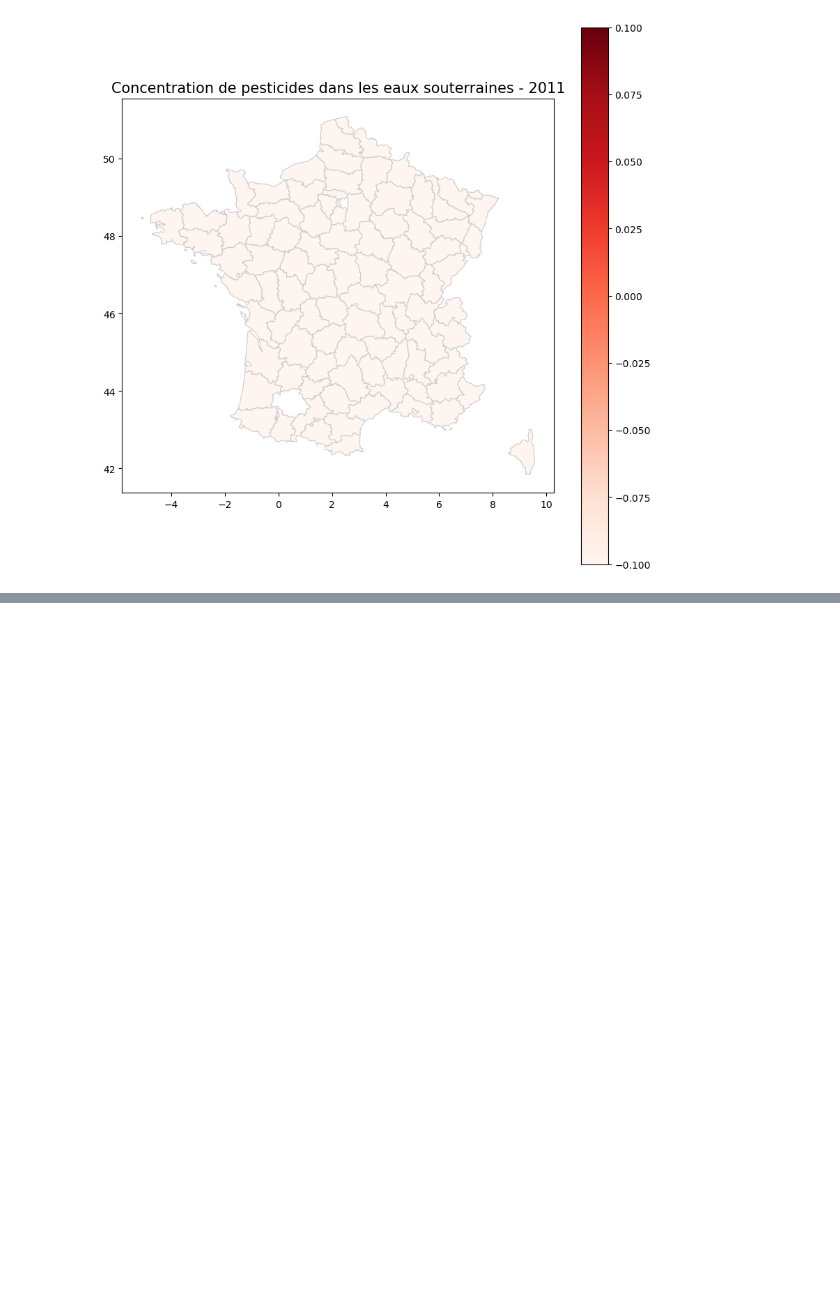
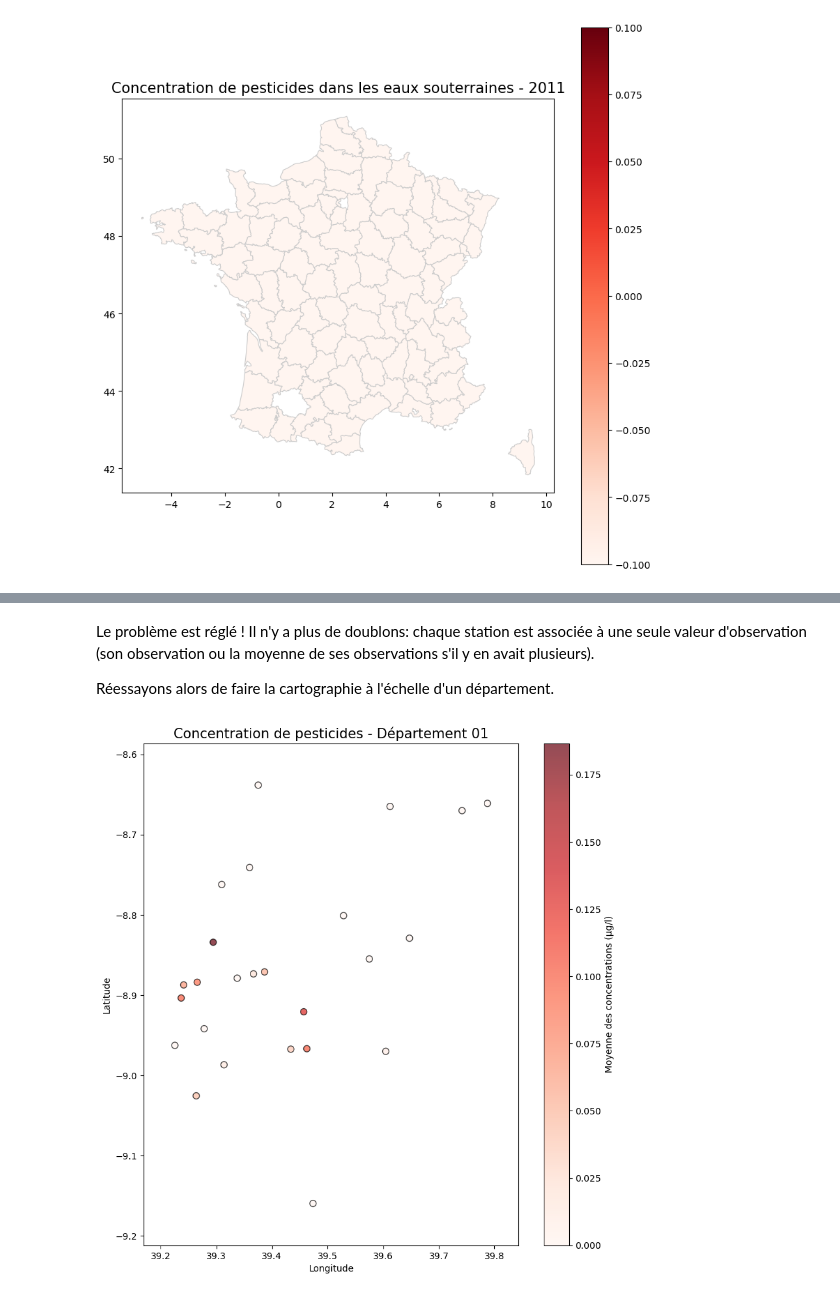
Before and after one commit to ElisefontaineEnsae/AgricultureBio_France, a Jupyter notebook: Cartographie Eaux souterraines/Carto.ipynb, the cells around one changed output, grey strips where cells are left out. Drawn from its saved outputs; the diff is of its cells as text; code cells hidden in the pictures; blank space fills up the shorter version.

Commit message:
Précision des cartographies à l'échelle d'un département et de la France avec les moyennes par département

```diff
--- a/Cartographie Eaux souterraines/Carto.ipynb
+++ b/Cartographie Eaux souterraines/Carto.ipynb
@@ -231,0 +275,56 @@ Nombre de points - MOYPTOT: 881
+# %% [markdown]
+Le problème est réglé ! Il n'y a plus de doublons: chaque station est associée à une seule valeur d'observation (son observation ou la moyenne de ses observations s'il y en avait plusieurs).
+
+Réessayons alors de faire la cartographie à l'échelle d'un département.
+# %%
+import pandas as pd
+import geopandas as gpd
+import matplotlib.pyplot as plt
+
+# Charger la carte des départements de France
+geo_url = "https://raw.githubusercontent.com/gregoiredavid/france-geojson/master/departements-version-simplifiee.geojson"
+gdf_france = gpd.read_file(geo_url)
+
+# Filtrer uniquement le département 01
+departement_code = "01"
+gdf_dept = gdf_france[gdf_france["code"] == departement_code]
+
+# Calculer les limites de la zone pour zoomer automatiquement
+min_lon, max_lon = df_dept_aggregated["longitude"].min(), df_dept_aggregated["longitude"].max()
+min_lat, max_lat = df_dept_aggregated["latitude"].min(), df_dept_aggregated["latitude"].max()
+
+# Ajuster les marges autour des points
+lon_margin = (max_lon - min_lon) * 0.1
+lat_margin = (max_lat - min_lat) * 0.1
+
+# Tracer la carte avec superposition des stations
+fig, ax = plt.subplots(1, 1, figsize=(10, 10))
+gdf_dept.plot(ax=ax, color="lightgrey", edgecolor="black", alpha=0.5)  # Carte du département
+
+# Ajouter les stations
+scatter = ax.scatter(
+    df_dept_aggregated["longitude"],
+    df_dept_aggregated["latitude"],
+    c=df_dept_aggregated["MOYPTOT"],  # Les concentrations des pesticides
+    cmap="Reds",  # Colormap pour indiquer l'intensité
+    s=50,  # Taille des points
+    edgecolor="k",
+    alpha=0.7
+)
+
+# Ajuster les limites de l'axe pour zoomer
+ax.set_xlim(min_lon - lon_margin, max_lon + lon_margin)
+ax.set_ylim(min_lat - lat_margin, max_lat + lat_margin)
+
+# Ajouter une barre de couleur
+cbar = plt.colorbar(scatter, ax=ax)
+cbar.set_label("Moyenne des concentrations (µg/l)")
+
+# Ajouter le titre et les axes
+ax.set_title(f"Concentration de pesticides - Département {departement_code}", fontsize=15)
+ax.set_xlabel("Longitude")
+ax.set_ylabel("Latitude")
+
+plt.show()
+# %% [output]
+[figure, added]
```
Also changed, not shown: parts of 14 cells of this notebook, 1 other file.
